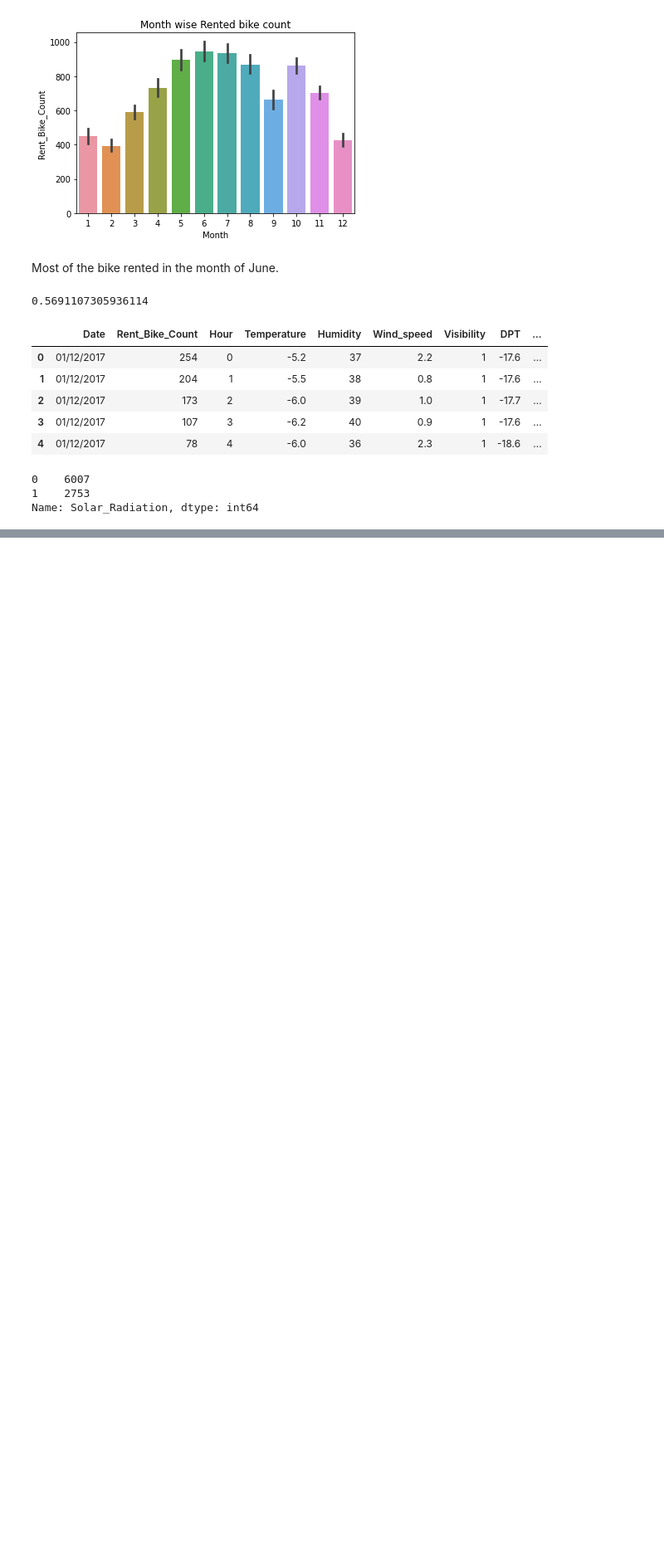
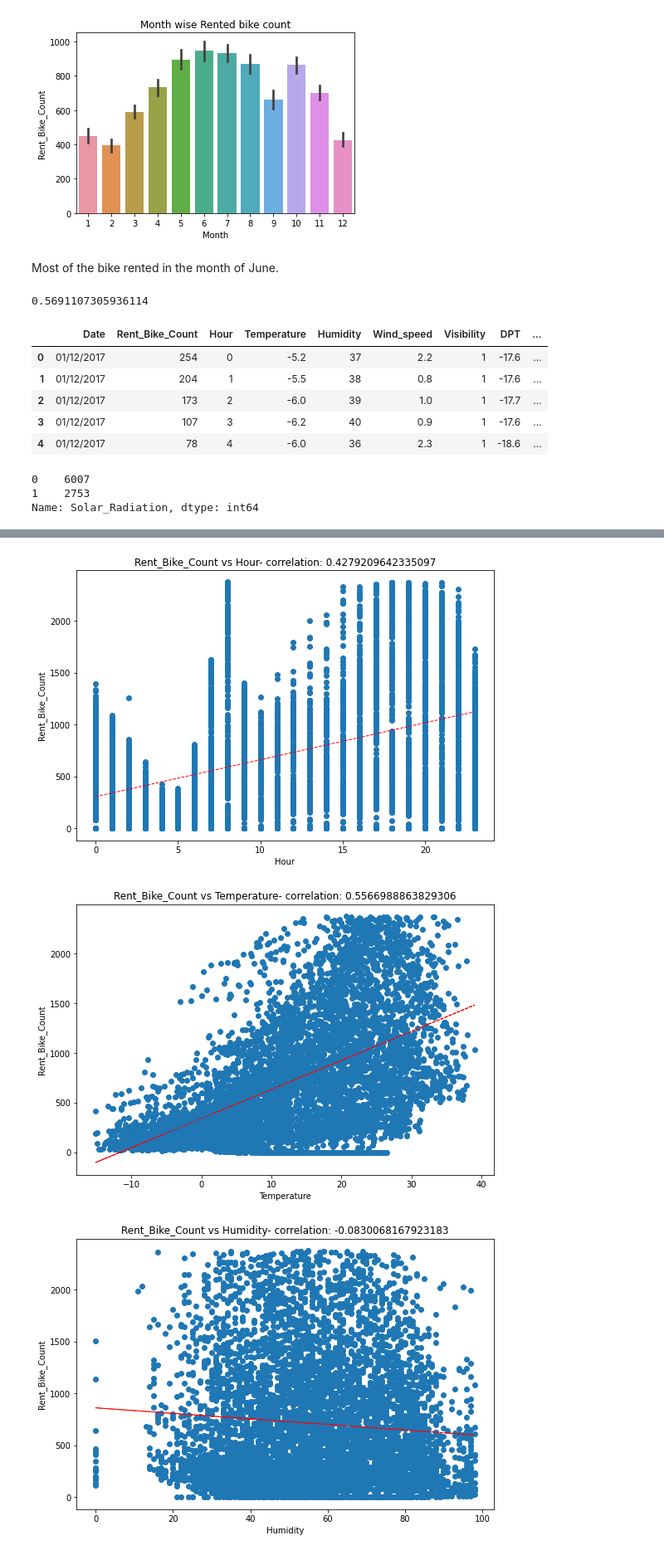
Before and after one commit to sapanapawar/Bike-Sharing-Demand-Prediction, a Jupyter notebook: Bike_Sharing_Demand_Prediction_Sapana_Pawar.ipynb, the cells around one changed output, grey strips where cells are left out. Shown at 83% size. Drawn from its saved outputs; the diff is of its cells as text; code cells hidden in the pictures; blank space fills up the shorter version.

```diff
--- a/Bike_Sharing_Demand_Prediction_Sapana_Pawar.ipynb
+++ b/Bike_Sharing_Demand_Prediction_Sapana_Pawar.ipynb
@@ -570,0 +579,4 @@ Name: Solar_Radiation, dtype: int64
+# %%
+#label encoding
+encoders_nums = {"Holiday":{"No Holiday":1,"Holiday":0},"Functioning_Day":{"Yes":1,"No":0}}
+dataset_pr = dataset_clr.replace(encoders_nums)
@@ -570,0 +607,4 @@ Name: Solar_Radiation, dtype: int64
+# %%
+# One hot encoding
+new_dataset = pd.get_dummies(dataset_pr, columns = ['Seasons'], prefix=['Seasons'])
+new_dataset.head()
@@ -570,0 +623,3 @@ Name: Solar_Radiation, dtype: int64
+# %%
+#Let's drop the column which are not necessary
+new_dataset.drop(columns=['Date','Day','Year','Snowfall','Rainfall'], axis=1,inplace=True)
@@ -570,0 +698,22 @@ Name: Solar_Radiation, dtype: int64
+# %%
+##Scatter plot for numerical features
+for col in numeric_features[1:-1]:
+    fig = plt.figure(figsize=(9, 6))
+    ax = fig.gca()
+    feature = new_dataset[col]
+    label = new_dataset['Rent_Bike_Count']
+    correlation = feature.corr(label)
+    plt.scatter(x=feature, y=label)
+    plt.xlabel(col)
+    plt.ylabel('Rent_Bike_Count')
+    ax.set_title('Rent_Bike_Count vs ' + col + '- correlation: ' + str(correlation))
+    z = np.polyfit(new_dataset[col], new_dataset['Rent_Bike_Count'], 1)
+    y_hat = np.poly1d(z)(new_dataset[col])
+
+    plt.plot(new_dataset[col], y_hat, "r--", lw=1)
+
+plt.show()
+# %% [output]
+[figure, added]
+[figure, added]
+[figure, added]
```
Also changed, not shown: parts of 28 cells of this notebook.
